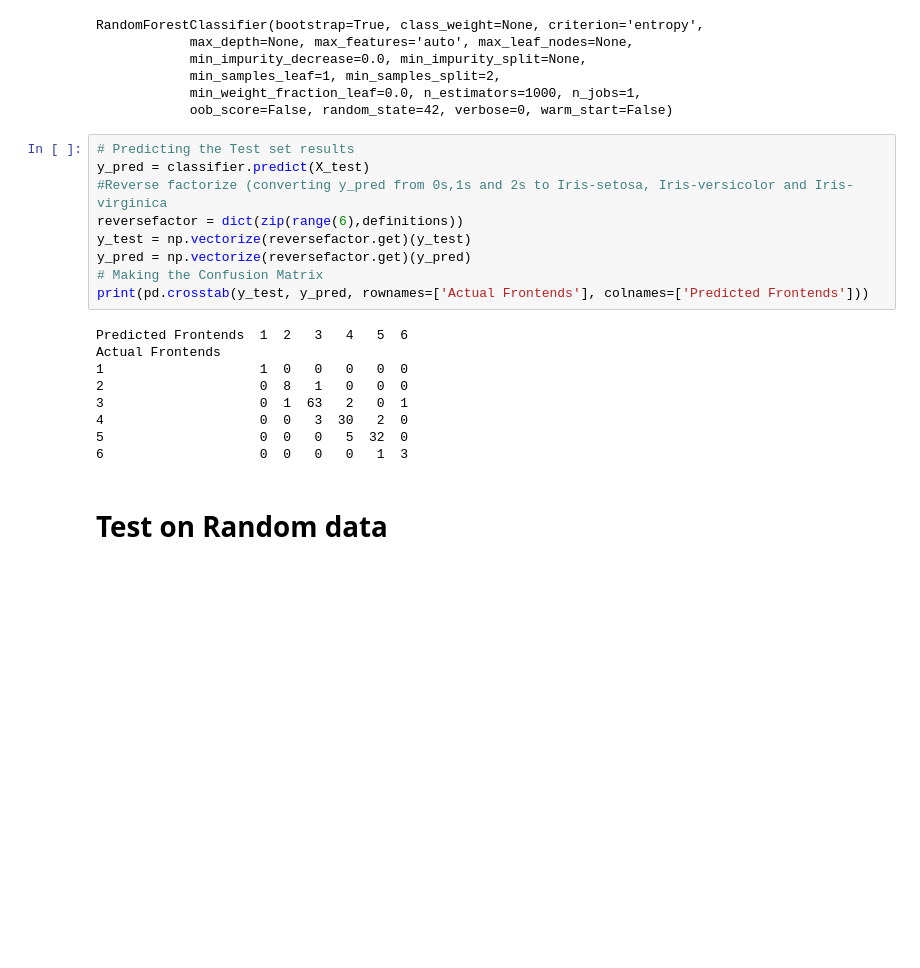
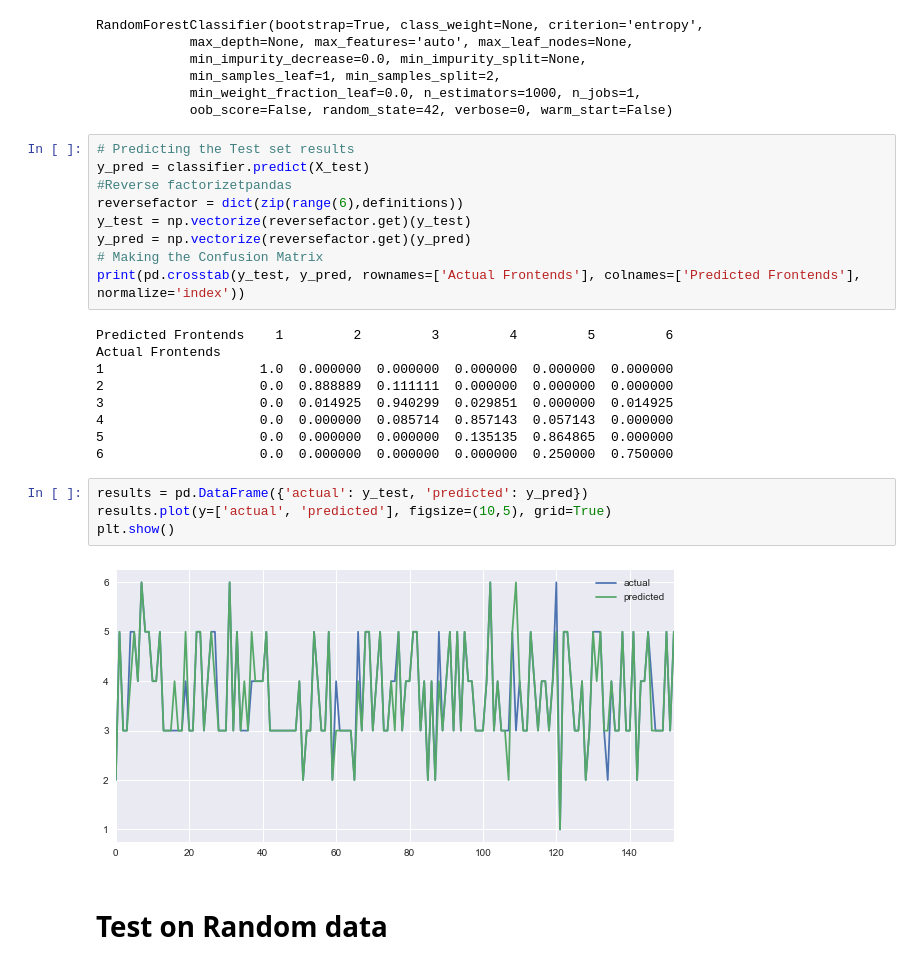
Before and after one commit to ssallinger/runtimeVerification, a Jupyter notebook: RVProject.ipynb, the cells around one changed output. Drawn from its saved outputs; the diff is of its cells as text; blank space fills up the shorter version.

```diff
--- a/RVProject.ipynb
+++ b/RVProject.ipynb
@@ -496,20 +540,26 @@ RandomForestClassifier(bootstrap=True, class_weight=None, criterion='entropy',
 # %%
 # Predicting the Test set results
 y_pred = classifier.predict(X_test)
-#Reverse factorize (converting y_pred from 0s,1s and 2s to Iris-setosa, Iris-versicolor and Iris-virginica
+#Reverse factorizetpandas
 reversefactor = dict(zip(range(6),definitions))
 y_test = np.vectorize(reversefactor.get)(y_test)
 y_pred = np.vectorize(reversefactor.get)(y_pred)
 # Making the Confusion Matrix
-print(pd.crosstab(y_test, y_pred, rownames=['Actual Frontends'], colnames=['Predicted Frontends']))
+print(pd.crosstab(y_test, y_pred, rownames=['Actual Frontends'], colnames=['Predicted Frontends'], normalize='index'))
 # %% [output]
-Predicted Frontends  1  2   3   4   5  6
+Predicted Frontends    1         2         3         4         5         6
 Actual Frontends
-1                    1  0   0   0   0  0
-2                    0  8   1   0   0  0
-3                    0  1  63   2   0  1
-4                    0  0   3  30   2  0
-5                    0  0   0   5  32  0
-6                    0  0   0   0   1  3
+1                    1.0  0.000000  0.000000  0.000000  0.000000  0.000000
+2                    0.0  0.888889  0.111111  0.000000  0.000000  0.000000
+3                    0.0  0.014925  0.940299  0.029851  0.000000  0.014925
+4                    0.0  0.000000  0.085714  0.857143  0.057143  0.000000
+5                    0.0  0.000000  0.000000  0.135135  0.864865  0.000000
+6                    0.0  0.000000  0.000000  0.000000  0.250000  0.750000
+# %%
+results = pd.DataFrame({'actual': y_test, 'predicted': y_pred})
+results.plot(y=['actual', 'predicted'], figsize=(10,5), grid=True)
+plt.show()
+# %% [output]
+[figure, added]
 # %% [markdown]
 # Test on Random data
```
Also changed, not shown: parts of 21 cells of this notebook.
